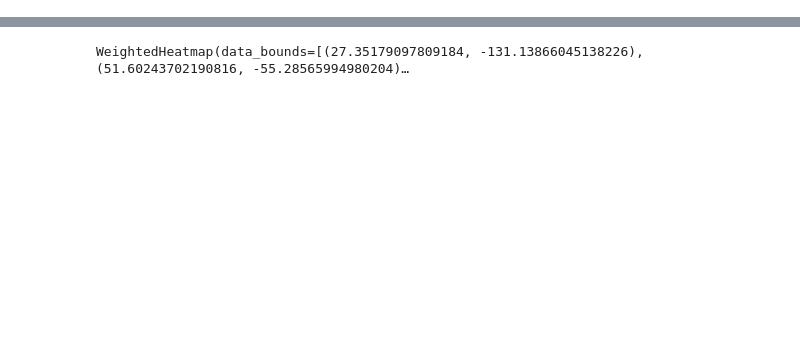
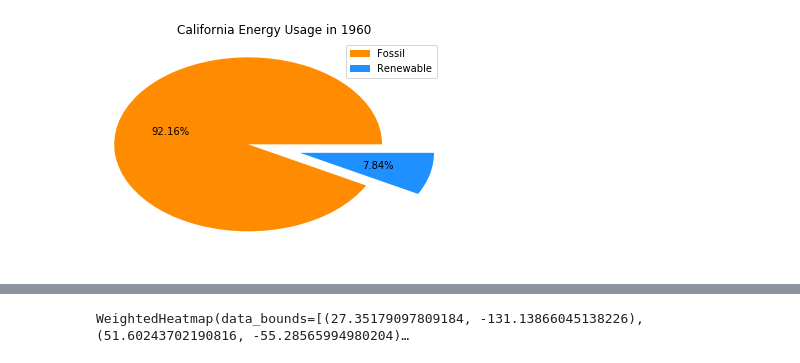
Before and after one commit to simpson12013/Team-Project-One, a Jupyter notebook: AQI_Project_Energy/Data Manipulation.ipynb, the cells around one changed output, grey strips where cells are left out. Drawn from its saved outputs; the diff is of its cells as text; code cells hidden in the pictures; blank space fills up the shorter version.

Commit message:
AQI Energies

```diff
--- a/AQI_Project_Energy/Data Manipulation.ipynb
+++ b/AQI_Project_Energy/Data Manipulation.ipynb
@@ -9,12 +9,19 @@ from config import api_key
 from config import gkey
 
 gmaps.configure(api_key=gkey)
+# %%
+files = ['Outputs/solar_energy_consumption.csv','Outputs/coal_consumption.csv',
+         'Outputs/fossil_fuel_consumption.csv','Outputs/other_petroleum_consumption.csv',
+         'Outputs/petroleum_coke_consumption.csv','Outputs/renewable_energy_consumption.csv',
+         'Outputs/Total_energy_consumption.csv','Outputs/wind_energy_consumption.csv']
+names = ['solar','coal','fossil','other_petroleum','petroleum_coke','renewable','total','wind']
 # %%
-file = 'Outputs/solar_energy_consumption.csv'
-solar = pd.read_csv(file,index_col=1)
-solar_df = pd.DataFrame(solar)
+i = 0
+for file in files:
+    data = pd.read_csv(file,index_col=1)
+    names[i] = pd.DataFrame(data)
 
-solar_df.drop(columns = ['Unnamed: 0','District of Columbia','United States'], inplace=True)
+    names[i].drop(columns = ['Unnamed: 0','District of Columbia','United States'], inplace=True)
 
-solar_df = solar_df.transpose()
-solar_df.head()
+    names[i] = names[i].transpose()
+    i += 1
@@ -28,0 +83,14 @@ solar_df.head()
+# %%
+Cali1960Energies= [names[2],names[5]]
+CaVariables= ['Fossil','Renewable']
+Cali1960 = []
+
+for x in Cali1960Energies:
+    Cali1960.append(x.loc['California'][1960])
+
+plt.pie(Cali1960, shadow=False, explode = [.2, .2],autopct='%.2f%%',colors=['darkorange','dodgerblue'])
+plt.legend(CaVariables)
+plt.title('California Energy Usage in 1960')
+plt.savefig('Outputs/Images/California_1960_Energy')
+# %% [output]
+[figure, added]
```
Also changed, not shown: parts of 19 cells of this notebook, 18 other files.
